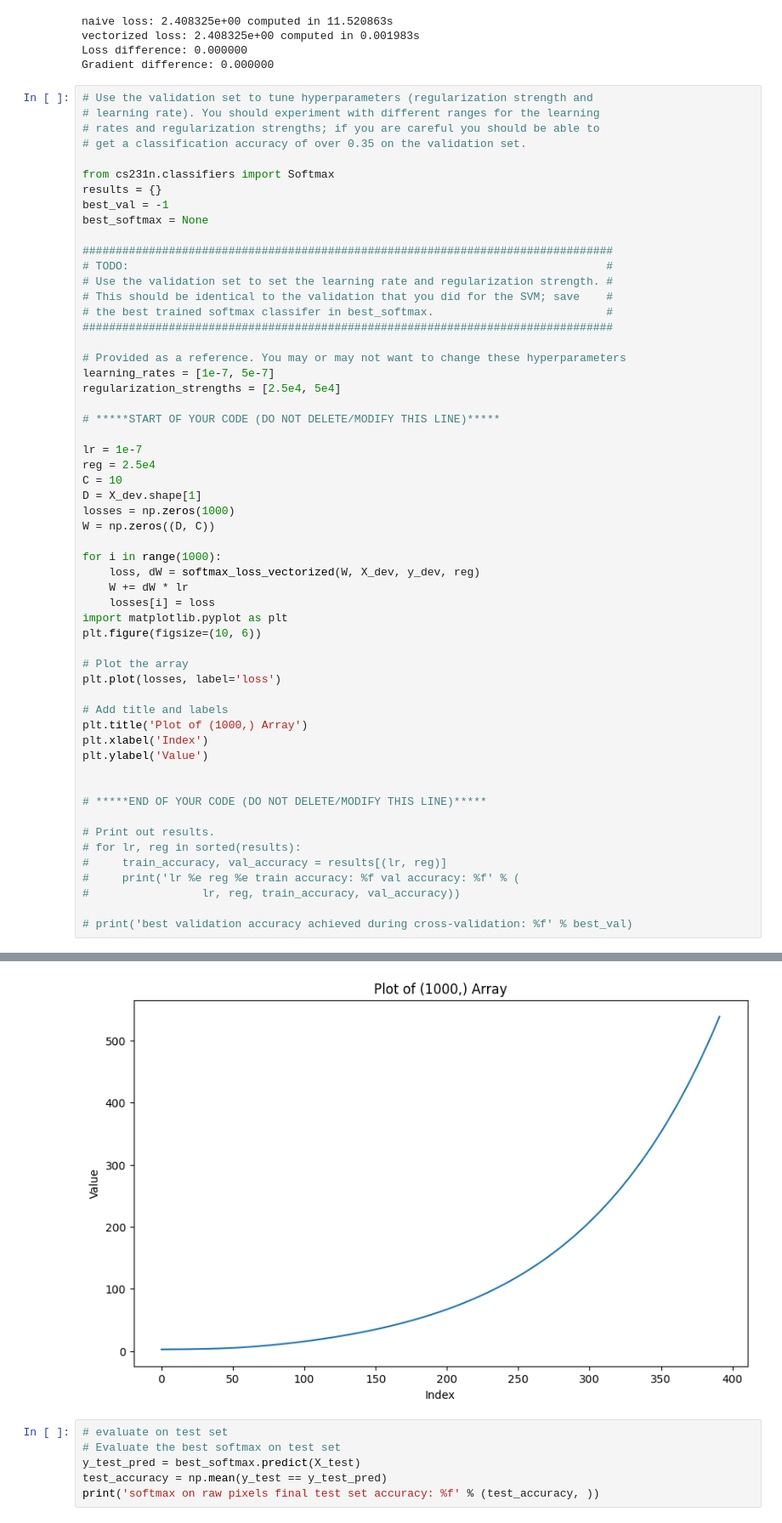
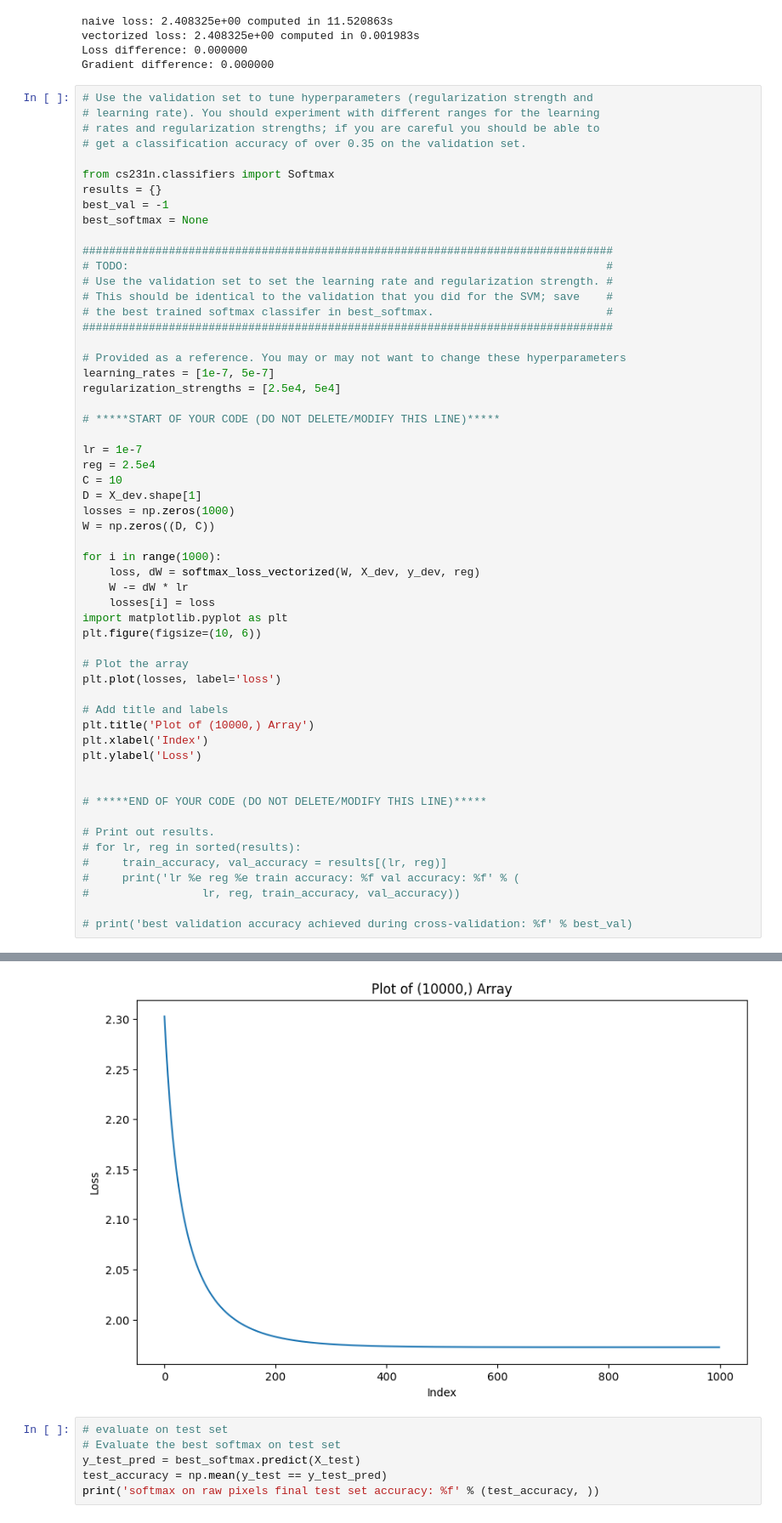
Before and after one commit to Huanhuan-Jiang/stanford231n, a Jupyter notebook: assignments/assignment1/softmax.ipynb, the cells around one changed output, grey strips where cells are left out. Shown at 85% size. Cells and saved outputs as stored; diff of their text form.

```diff
--- a/assignments/assignment1/softmax.ipynb
+++ b/assignments/assignment1/softmax.ipynb
@@ -226,7 +226,7 @@ W = np.zeros((D, C))
 
 for i in range(1000):
     loss, dW = softmax_loss_vectorized(W, X_dev, y_dev, reg)
-    W += dW * lr
+    W -= dW * lr
     losses[i] = loss
 import matplotlib.pyplot as plt
 plt.figure(figsize=(10, 6))
@@ -235,9 +235,9 @@ plt.figure(figsize=(10, 6))
 plt.plot(losses, label='loss')
 
 # Add title and labels
-plt.title('Plot of (1000,) Array')
+plt.title('Plot of (10000,) Array')
 plt.xlabel('Index')
-plt.ylabel('Value')
+plt.ylabel('Loss')
 
 
 # *****END OF YOUR CODE (DO NOT DELETE/MODIFY THIS LINE)*****
@@ -254,4 +254,4 @@ Text(0, 0.5, 'Value')
-[figure, old version]
+[figure, new version]
 # %%
 # evaluate on test set
 # Evaluate the best softmax on test set
```
Also changed, not shown: parts of 1 cell of this notebook, 2 other files.
